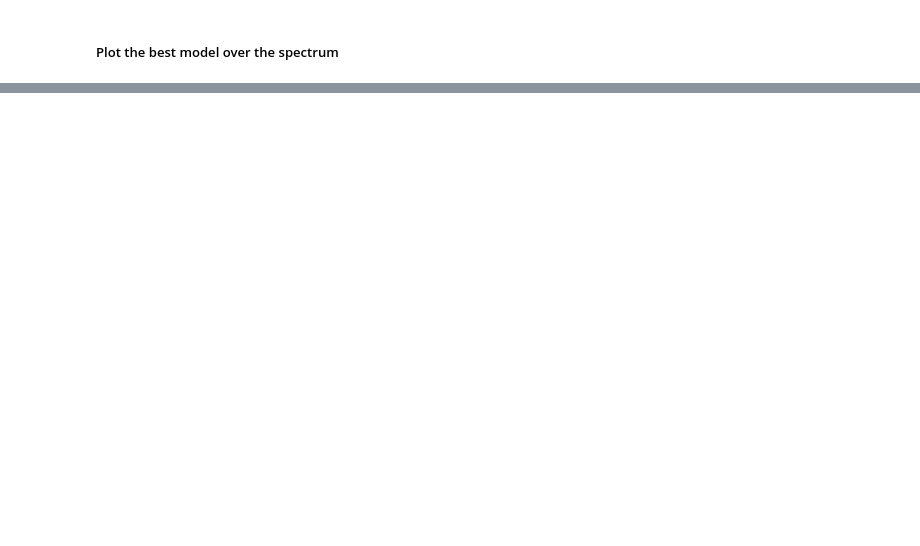
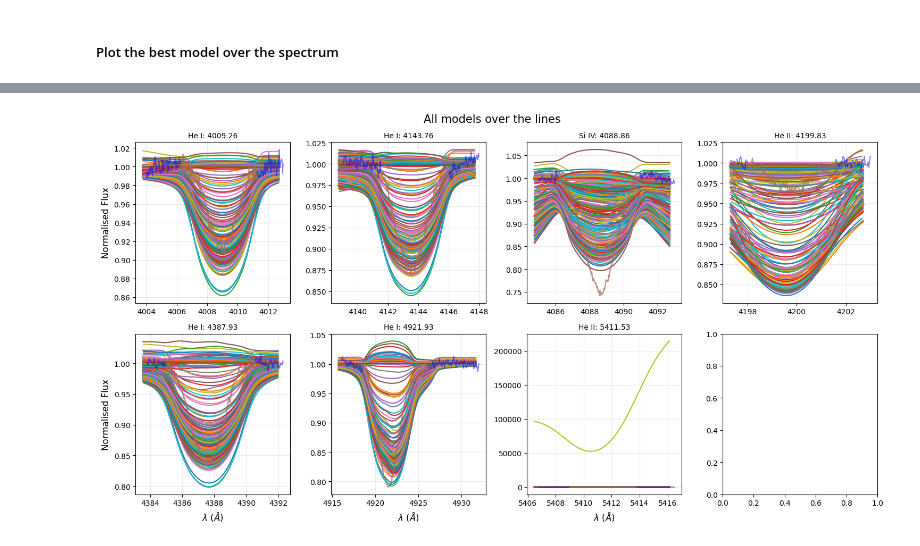
Before and after one commit to LvV210/MasterProject, a Jupyter notebook: ModelFitting/model_fit.ipynb, the cells around one changed output, grey strips where cells are left out. Saved outputs shown, nothing was run; the diff lists cells and outputs as text; code cells hidden in the pictures; blank space fills up the shorter version.

```diff
--- a/ModelFitting/model_fit.ipynb
+++ b/ModelFitting/model_fit.ipynb
@@ -513,0 +697,5 @@ plot_best_model(spectra, models, spectral_lines, min(chi2, key=chi2.get), np.mea
+# %%
+# plot_models_over_lines(spectra, models_in_interval(models, T1=10000, T2=30000, log_g1=2, log_g2=3), spectral_lines, vrad=np.mean(doppler_shifts), vsini=vsini_best)
+plot_models_over_lines(spectra, models, spectral_lines, vrad=np.mean(doppler_shifts), vsini=vsini_best)
+# %% [output]
+[figure, added]
```
Also changed, not shown: parts of 12 cells of this notebook, 13 other files.
